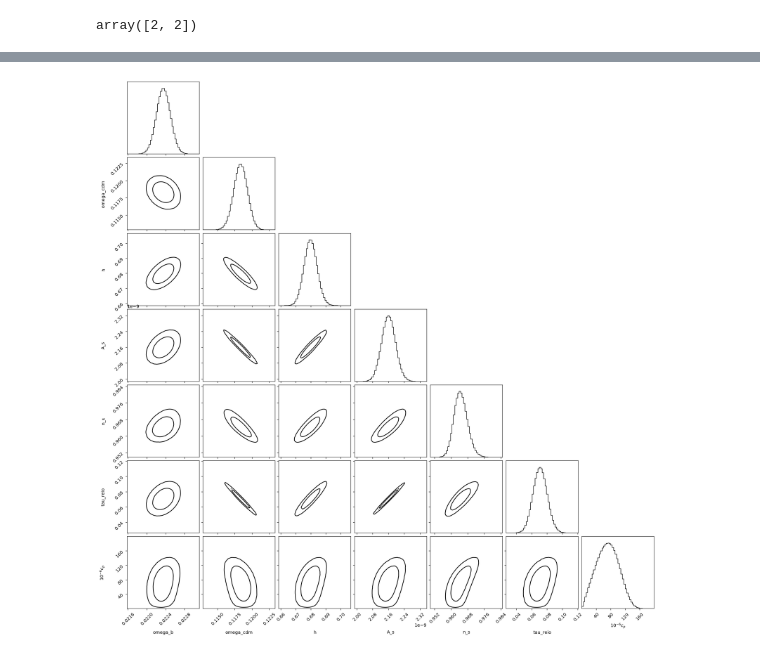
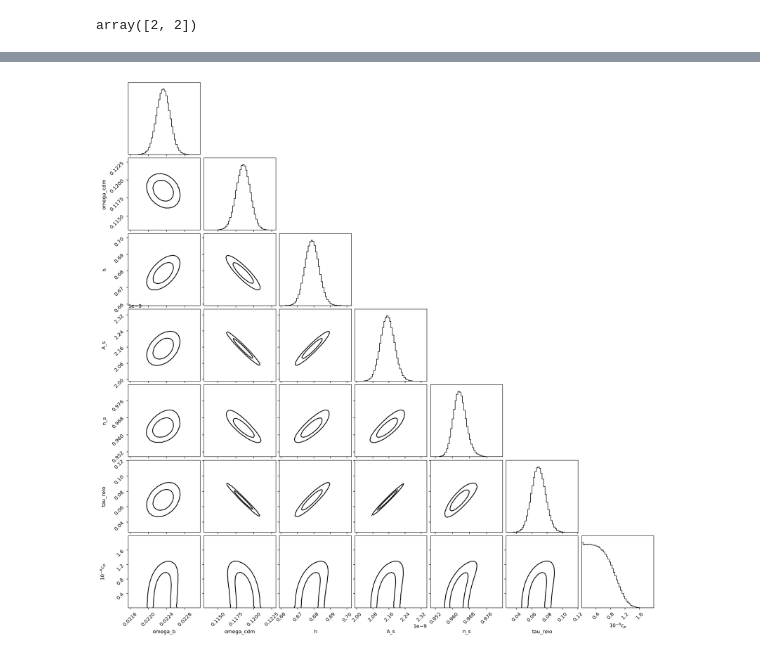
Before and after one commit to AizhanAkh/fishchips-Changes, a Jupyter notebook: IDM Fisher Matrices.ipynb, the cells around one changed output, grey strips where cells are left out. Saved outputs shown, nothing was run; the diff lists cells and outputs as text; code cells hidden in the pictures.

Commit message:
ff plot

```diff
--- a/IDM Fisher Matrices.ipynb
+++ b/IDM Fisher Matrices.ipynb
@@ -247,7 +282,7 @@ def convert_to_cc_array(sig, mass_X):
         ( (mass_X * mp) / (mass_X + mp) * GeV )**2
     #cc_conversion = (1./( (246.22 * GeV)**4 * np.pi)) * \
         #( (mass_X * mp) / (mass_X + mp) * GeV )**2
-    derived_cc = np.sqrt( sig / cc_conversion )
+    derived_cc = np.sqrt( sig * 1.e-4 / cc_conversion )
     return derived_cc
 
 
@@ -275,15 +310,14 @@ def get_95_exclusion(input_cov):
 # %%
 samps = get_samps(cov, centers, num=int(1e8)) # get the samples from the covariance
 samps = samps[samps.T[-1]>0] # sigma_p cannot be negative
 modified = samps.copy()
 modified.T[-1] = convert_to_cc_array(modified.T[-1], 1.0) * 1e-6 # convert to 1e6 * cc
 
-fig, ax = plt.subplots(npar, npar, figsize=(18,18))
+
 corner.corner(modified,
               plot_datapoints=False, plot_density=False, bins=50,
-              levels=(0.68,0.95), lw=2, fig=fig,
-              hist_kwargs={'density':True}, labels=[r'omega_b', r'omega_cdm', r'h',  r'A_s', r'n_s', r'tau_reio', r'$10^{-6}c_{p}$'],
-
-              weight=1./np.sqrt(samps.T[-1])); # sqrt(sigma_p) prior
+              weights=1./np.sqrt(samps.T[-1]),
+              levels=(0.68,0.95),lw=2, color='black', labels=[r'omega_b', r'omega_cdm', r'h',  r'A_s', r'n_s', r'tau_reio', r'$10^{-6}c_{p}$'],
+              hist_kwargs={'normed':True});
 # %% [output]
-[figure, old version]
+[figure, new version]
```
Also changed, not shown: parts of 7 cells of this notebook, 4 other files.
